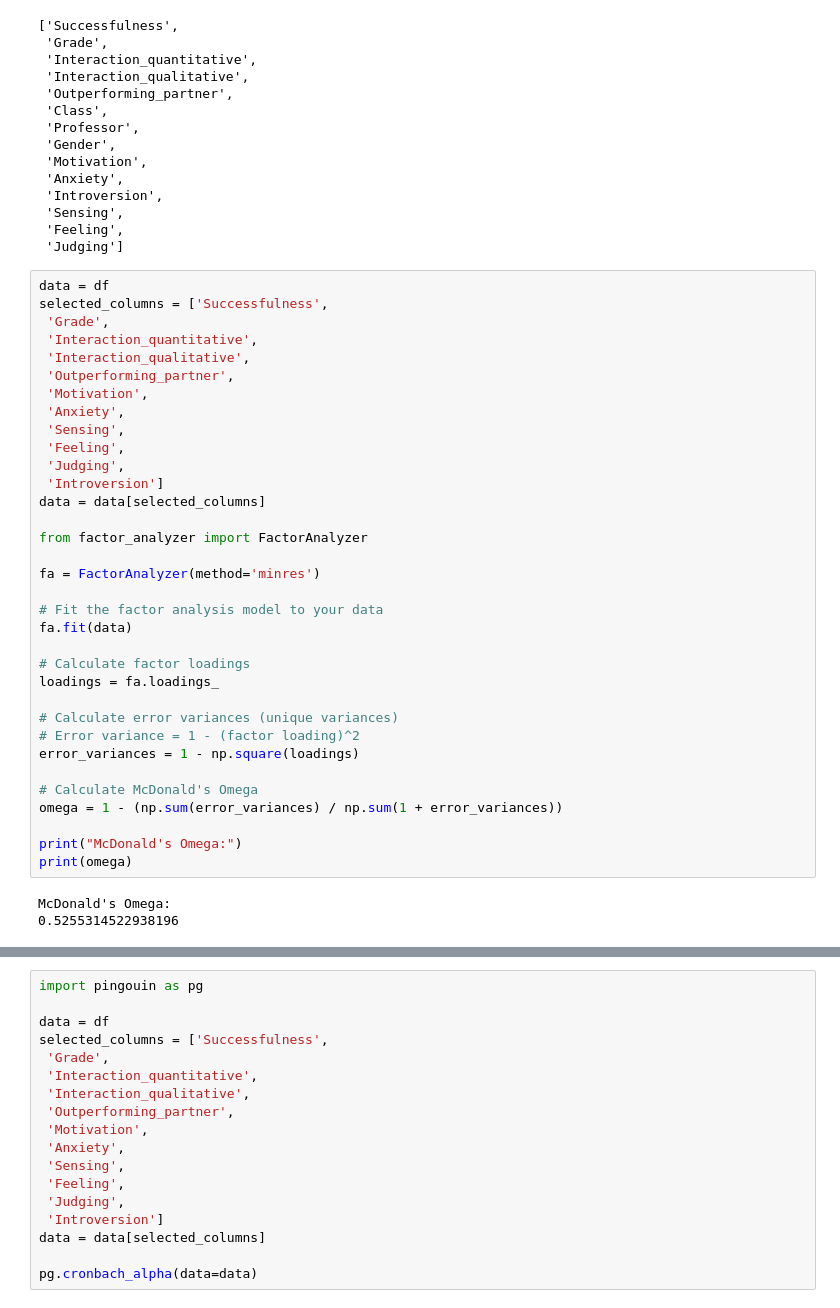
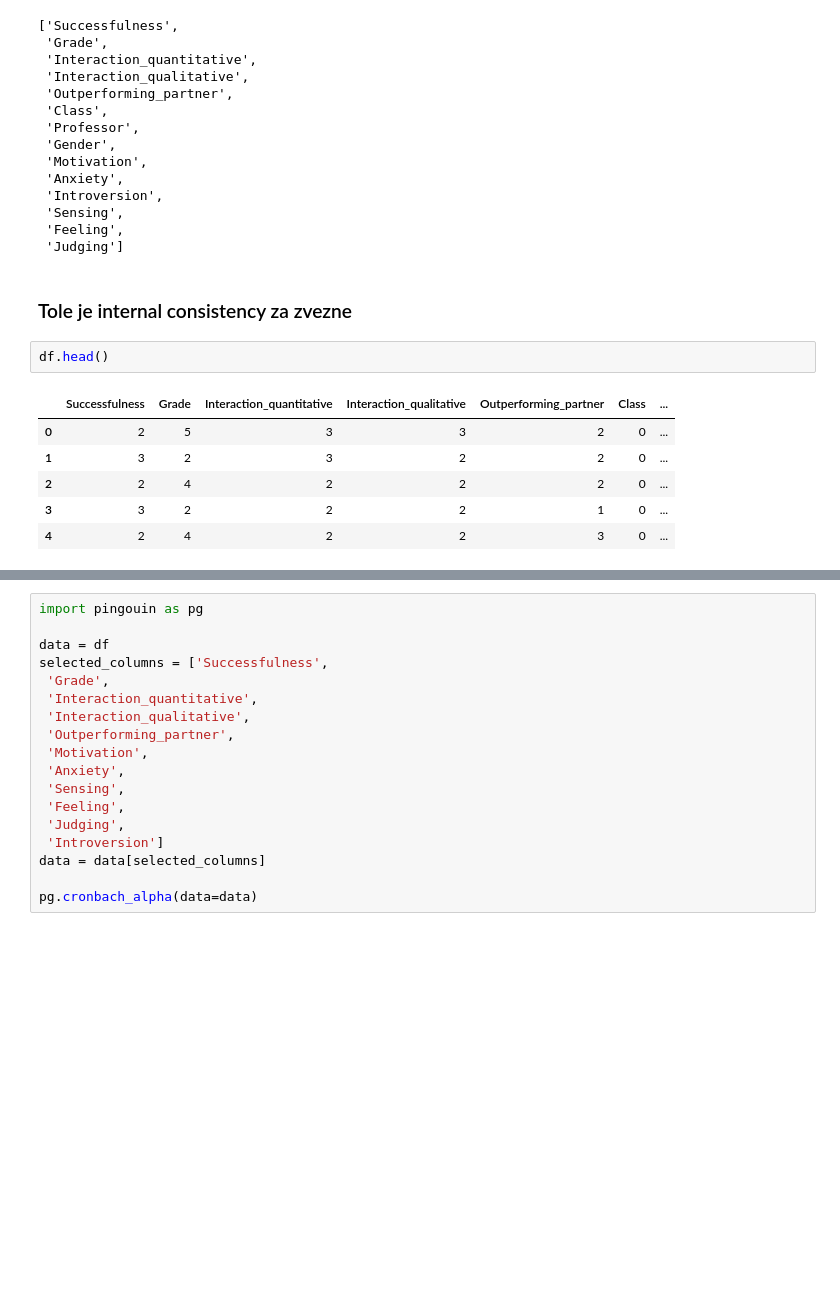
Before and after one commit to borbregant/ai_tandem_learning, a Jupyter notebook: feature_importance.ipynb, the cells around one changed output, grey strips where cells are left out. Cells and saved outputs as stored; diff of their text form; blank space fills up the shorter version.

```diff
--- a/feature_importance.ipynb
+++ b/feature_importance.ipynb
@@ -347,40 +364,14 @@ list(df.columns)
  'Sensing',
  'Feeling',
  'Judging']
-# %%
-data = df
-selected_columns = ['Successfulness',
- 'Grade',
- 'Interaction_quantitative',
- 'Interaction_qualitative',
- 'Outperforming_partner',
- 'Motivation',
- 'Anxiety',
- 'Sensing',
- 'Feeling',
- 'Judging',
- 'Introversion']
-data = data[selected_columns]
-
-from factor_analyzer import FactorAnalyzer
-
-fa = FactorAnalyzer(method='minres')
-
-# Fit the factor analysis model to your data
-fa.fit(data)
-
-# Calculate factor loadings
-loadings = fa.loadings_
-
-# Calculate error variances (unique variances)
-# Error variance = 1 - (factor loading)^2
-error_variances = 1 - np.square(loadings)
-
-# Calculate McDonald's Omega
-omega = 1 - (np.sum(error_variances) / np.sum(1 + error_variances))
-
-print("McDonald's Omega:")
-print(omega)
-# %% [output]
-McDonald's Omega:
-0.5255314522938196
+# %% [markdown]
+### Tole je internal consistency za zvezne
+# %%
+df.head()
+# %% [output]
+|  | Successfulness | Grade | Interaction_quantitative | Interaction_qualitative | Outperforming_partner | Class | ... |
+| 0 | 2 | 5 | 3 | 3 | 2 | 0 | ... |
+| 1 | 3 | 2 | 3 | 2 | 2 | 0 | ... |
+| 2 | 2 | 4 | 2 | 2 | 2 | 0 | ... |
+| 3 | 3 | 2 | 2 | 2 | 1 | 0 | ... |
+| 4 | 2 | 4 | 2 | 2 | 3 | 0 | ... |
```
Also changed, not shown: parts of 7 cells of this notebook, 1 other file.
